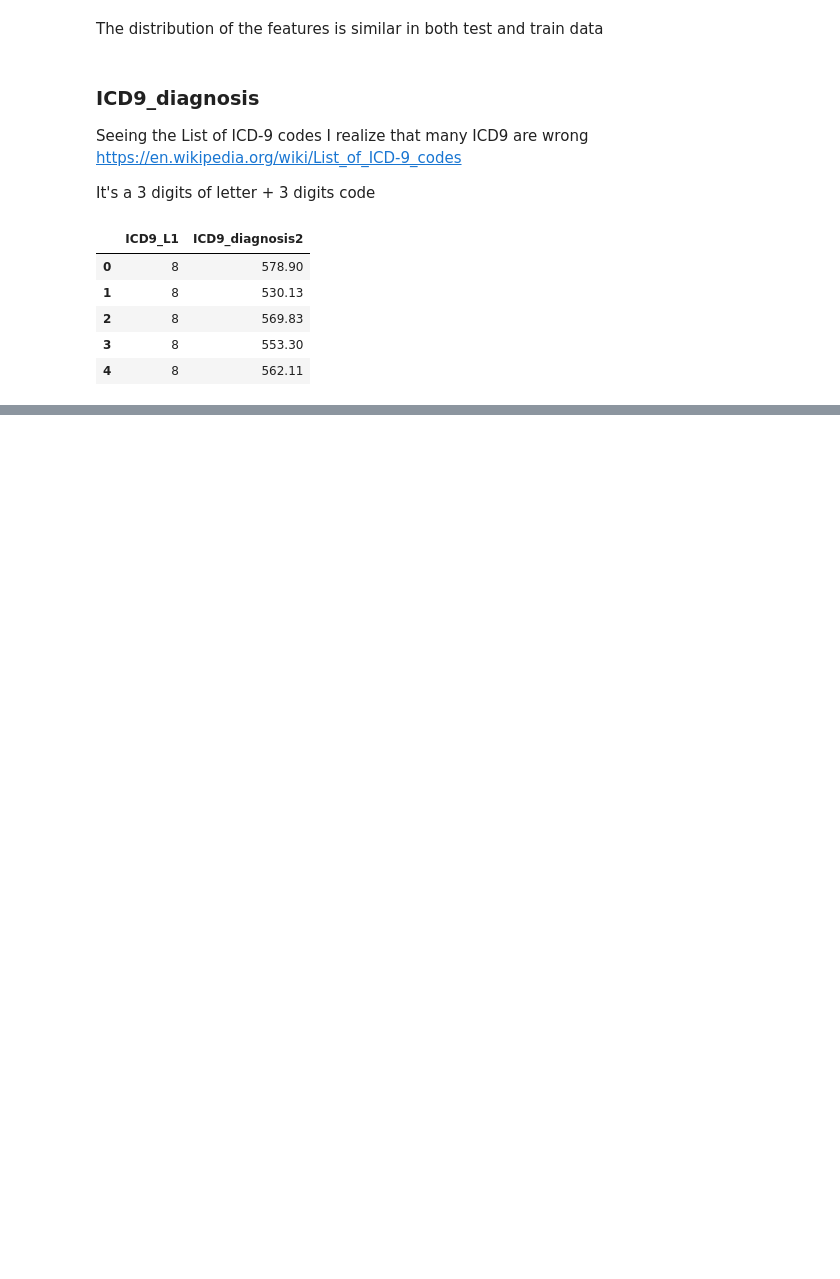
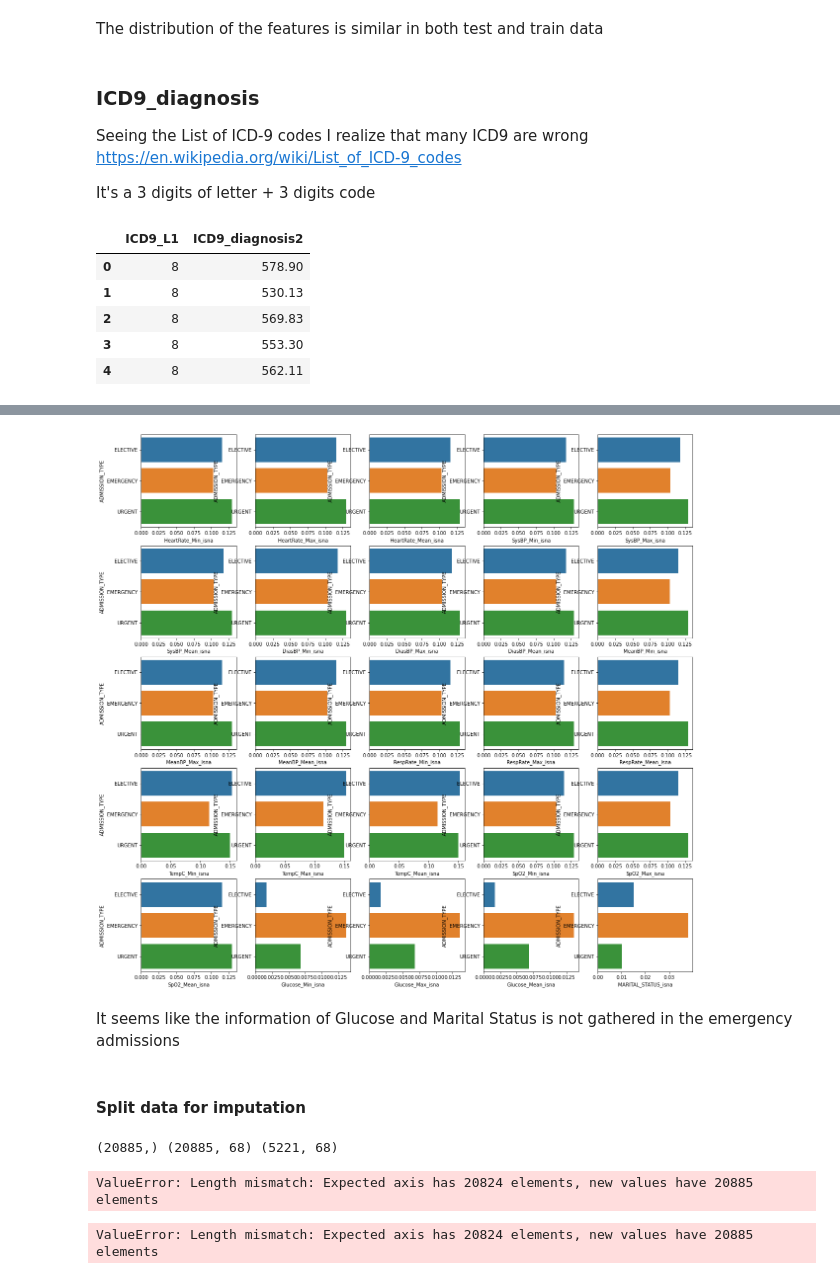
Before and after one commit to andresvBSE/BSE-CML2-P12, a Jupyter notebook: Data_preparation.ipynb, the cells around one changed output, grey strips where cells are left out. Saved outputs shown, nothing was run; the diff lists cells and outputs as text; code cells hidden in the pictures; blank space fills up the shorter version.

```diff
--- a/Data_preparation.ipynb
+++ b/Data_preparation.ipynb
@@ -274,0 +290,9 @@ memory usage: 9.0+ MB
+# %%
+df_g['ICD9_diagnosis_dec'] = df_g['ICD9_diagnosis2'] % 1 # Get the decimal value
+
+df_g['Count_dec'] = df_g.groupby('ICD9_diagnosis_dec')['subject_id'].transform("count")
+df_g['ICD9_diagnosis_dec'] = np.where(df_g['Count_dec']<=2, 9999, df_g['ICD9_diagnosis_dec'])
+df_g.drop(['Count_dec'],axis=1, inplace=True)
+
+print(df_g['ICD9_diagnosis_dec'].value_counts())
+print(df_g['ICD9_diagnosis_dec'].nunique())
@@ -274,0 +313,4 @@ memory usage: 9.0+ MB
+# %%
+# delete other columns of diagnosis and convert categories to object type
+df_g.drop(['ICD9_diagnosis', 'ICD9_diagnosis2', 'DIAGNOSIS'], axis=1, inplace=True)
+df_g[['ICD9_diagnosis3', 'ICD9_diagnosis_dec', 'ICD9_diagnosis3', 'ICD9_L1']] = df_g[['ICD9_diagnosis3', 'ICD9_diagnosis_dec', 'ICD9_diagnosis3', 'ICD9_L1']].astype('object')
@@ -274,0 +319,6 @@ memory usage: 9.0+ MB
+# %%
+#### ID column  as index
+df_i = df_g.copy()
+df_i.set_index(['icustay_id'], inplace=True)
+df_i.drop(['subject_id', 'hadm_id'], axis=1, inplace=True)
+df_i.head()
@@ -274,0 +356,8 @@ memory usage: 9.0+ MB
+# %%
+# Create new columns that report if the row-column is missing or not
+df_m = df_i.copy()
+for col in df_m.columns[df_m.isnull().mean() > 0]:
+    df_m[col+'_isna'] = df_m[col].isna()
+
+print(len(df_i.columns))
+print(len(df_m.columns))
@@ -274,0 +390,39 @@ memory usage: 9.0+ MB
+# %%
+# Addmision type can explain missing values
+na_columns = [col for col in df_m.columns if 'isna' in col][1:] # List of na columnsn without HOSPITAL_EXPIRE_FLAG
+na_at = df_m.groupby('ADMISSION_TYPE')[na_columns].mean()
+
+plt.figure(figsize=(20, 20))
+for i,col in enumerate(na_columns):
+            plt.subplot(5,5,i+1)
+            sns.barplot(x=na_at[col], y=na_at.index)
+# %% [output]
+[figure, added]
+# %% [markdown]
+It seems like the information of Glucose and Marital Status is not gathered in the emergency admissions
+# %% [markdown]
+#### Split data for imputation
+# %%
+y_train = df_m[df_m['from'] == 'train']['HOSPITAL_EXPIRE_FLAG']
+X_train = df_m[df_m['from'] == 'train'].drop(['from', 'HOSPITAL_EXPIRE_FLAG'], axis=1)
+X_test = df_m[df_m['from'] == 'test'].drop(['from', 'HOSPITAL_EXPIRE_FLAG'], axis=1)
+
+print(y_train.shape, X_train.shape, X_test.shape)
+# %% [output]
+(20885,) (20885, 68) (5221, 68)
+# %%
+# Fill marital estatus with the most common by the group age
+X_train['AGE_GROUP'] = pd.cut(X_train['AGE'], [i for i in range(0, X_train['AGE'].max(), 5)], labels=False)
+
+X_train['MARITAL_STATUS'].fillna(X_train.groupby(['AGE_GROUP'])['MARITAL_STATUS'].transform(lambda x: x.value_counts().idxmax()), inplace=True)
+X_test['MARITAL_STATUS'].fillna(X_train.groupby(['AGE_GROUP'])['MARITAL_STATUS'].transform(lambda x: x.value_counts().idxmax()), inplace=True)
+# %% [output]
+ValueError: Length mismatch: Expected axis has 20824 elements, new values have 20885 elements
+# %%
+#X_train['MARITAL_STATUS'].value_counts().idxmax()
+#X_train['MARITAL_STATUS'].mode()[0]
+X_train.groupby(['AGE_GROUP'])['MARITAL_STATUS'].transform(lambda x: x.mode().iloc[0])
+#X_train.groupby(['GENDER', 'AGE_GROUP'])['MARITAL_STATUS'].mode()[0]
+#X_train.info()
+# %% [output]
+ValueError: Length mismatch: Expected axis has 20824 elements, new values have 20885 elements
```
Also changed, not shown: parts of 27 cells of this notebook.
